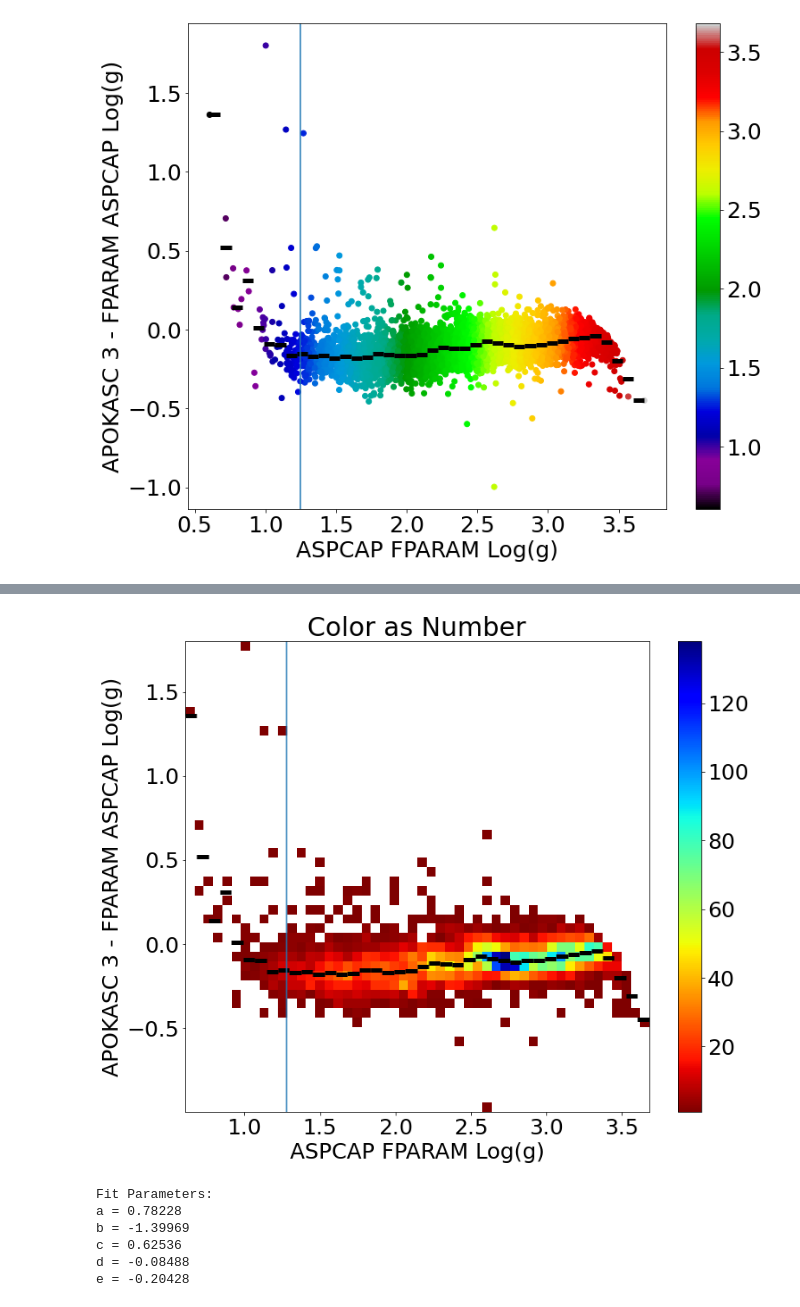
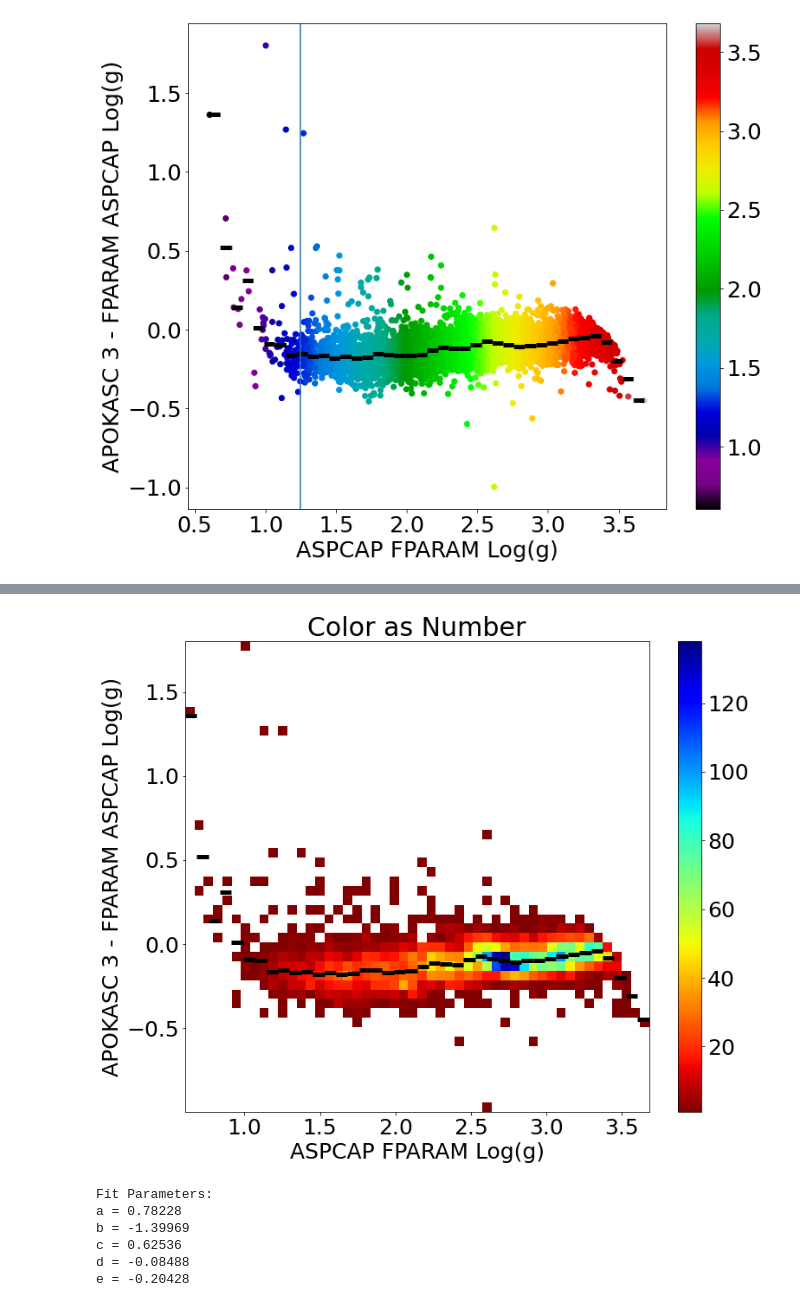
Before and after one commit to JoshuaPovick/Age_Fitting, a Jupyter notebook: notebooks/Astrologium.ipynb, the cells around one changed output, grey strips where cells are left out. Cells and saved outputs as stored; diff of their text form; code cells hidden in the pictures.

```diff
--- a/notebooks/Astrologium.ipynb
+++ b/notebooks/Astrologium.ipynb
@@ -596,30 +919,31 @@ plt.show()
 # %%
 cut = np.where((np.isfinite(kdr17['FPARAM'][:,1])==True)&(np.isfinite(k3dr17['Logg']-kdr17['FPARAM'][:,1])==True)&
                (np.isfinite(kdr17['FE_H'])==True))
 
 bin_means, bin_edges, _ = binned_statistic(kdr17['FPARAM'][:,1][cut],(k3dr17['Logg']-kdr17['FPARAM'][:,1])[cut],
                                            statistic='median',bins=40)
 bin_centers = (bin_edges[:-1]+np.diff(bin_edges)/2)
 
 ret = binned_statistic_2d(kdr17['FPARAM'][:,1][cut],(k3dr17['Logg']-kdr17['FPARAM'][:,1])[cut],
                           kdr17['FPARAM'][:,1][cut],'count',bins=50)
 
 ret.statistic[ret.statistic == 0.0] = np.nan
 
 plt.figure(figsize=[12,10])
 
 plt.imshow(ret.statistic.T, origin='lower',
            extent=[ret.x_edge[0],ret.x_edge[-1],ret.y_edge[0],ret.y_edge[-1]],
            aspect='auto',interpolation='nearest',cmap='jet_r')
 plt.colorbar()
 plt.hlines(bin_means, bin_edges[:-1], bin_edges[1:], colors='k', lw=5.)
-plt.axvline(1.2795)
+# plt.axvline(1.2795)
 plt.title(r'Color as Number')
 plt.xlabel(r'ASPCAP FPARAM Log(g)')
 plt.ylabel(r'APOKASC 3 - FPARAM ASPCAP Log(g)')
+plt.savefig('../plots/loggresid_num.pdf',dpi=300,bbox_inches='tight')
 plt.show()
 # %% [output]
-[figure, old version]
+[figure, new version]
 # %%
 cut = np.where((np.isfinite(kdr17['FPARAM'][:,1])==True)&(np.isfinite(k3dr17['Logg']-kdr17['FPARAM'][:,1])==True)&
                (np.isfinite(kdr17['FE_H'])==True))
```
Also changed, not shown: parts of 26 cells of this notebook, 4 other files.
